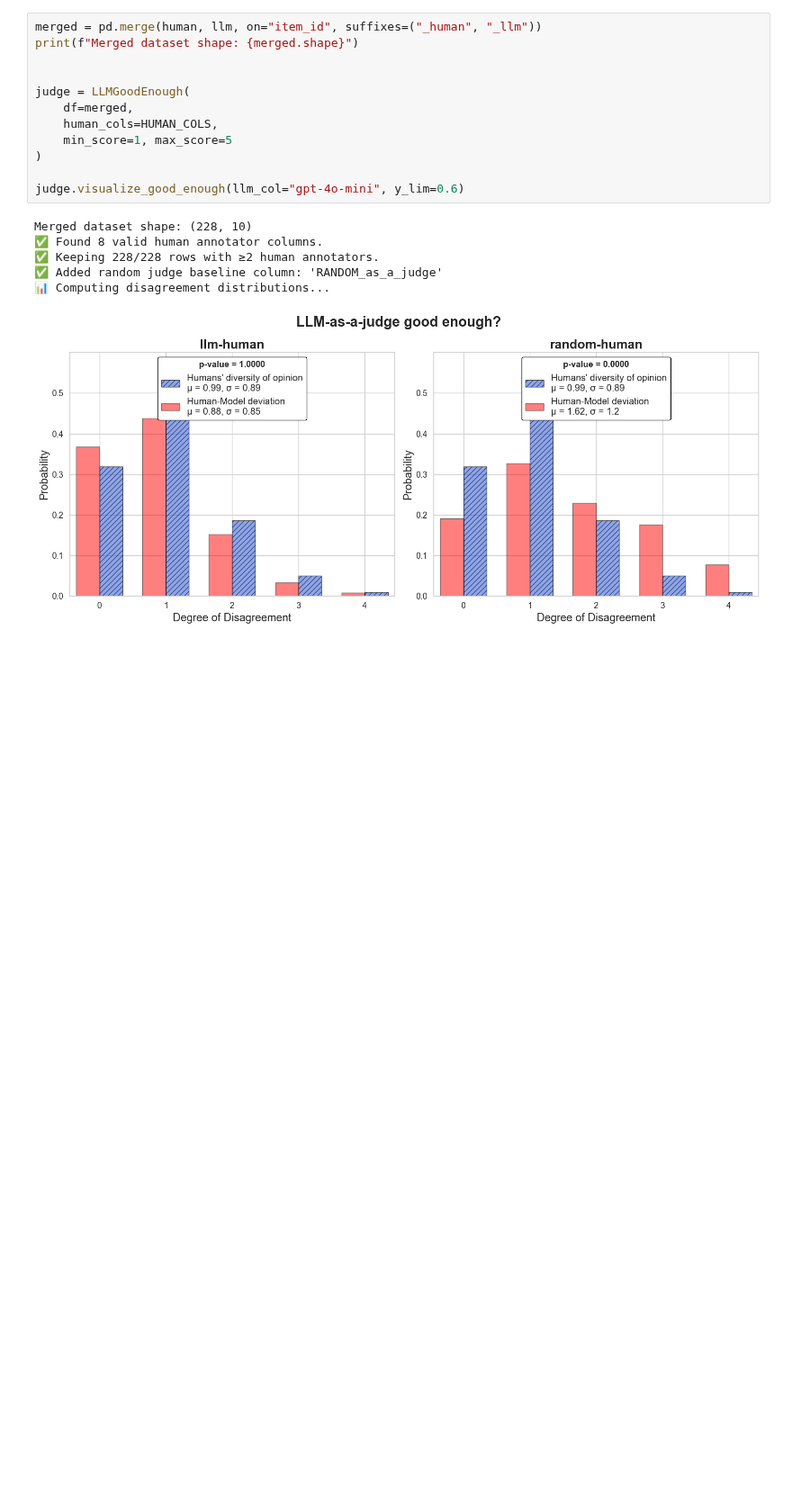
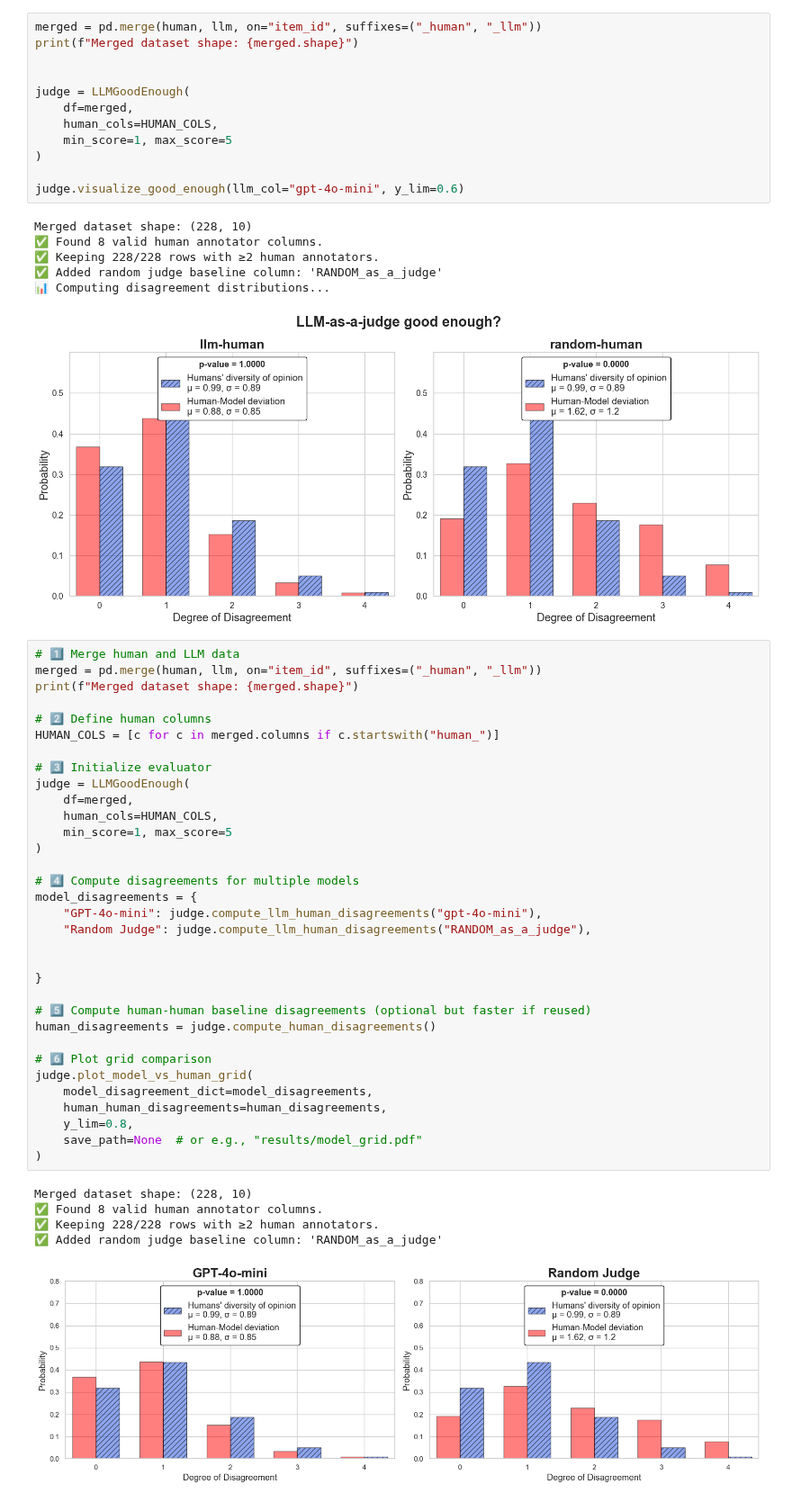
Before and after one commit to Ocean-code-1995/llm-judge-good-enough, a Jupyter notebook: movielens/src/analysis.ipynb, the cells around one changed output. Shown at 90% size. Saved outputs shown, nothing was run; the diff lists cells and outputs as text; blank space fills up the shorter version.

Commit message:
paper plot

```diff
--- a/movielens/src/analysis.ipynb
+++ b/movielens/src/analysis.ipynb
@@ -169,3 +169,42 @@ Merged dataset shape: (228, 10)
 ✅ Added random judge baseline column: 'RANDOM_as_a_judge'
 📊 Computing disagreement distributions...
 [figure]
+# %%
+# 1️⃣ Merge human and LLM data
+merged = pd.merge(human, llm, on="item_id", suffixes=("_human", "_llm"))
+print(f"Merged dataset shape: {merged.shape}")
+
+# 2️⃣ Define human columns
+HUMAN_COLS = [c for c in merged.columns if c.startswith("human_")]
+
+# 3️⃣ Initialize evaluator
+judge = LLMGoodEnough(
+    df=merged,
+    human_cols=HUMAN_COLS,
+    min_score=1, max_score=5
+)
+
+# 4️⃣ Compute disagreements for multiple models
+model_disagreements = {
+    "GPT-4o-mini": judge.compute_llm_human_disagreements("gpt-4o-mini"),
+    "Random Judge": judge.compute_llm_human_disagreements("RANDOM_as_a_judge"),
+
+
+}
+
+# 5️⃣ Compute human-human baseline disagreements (optional but faster if reused)
+human_disagreements = judge.compute_human_disagreements()
+
+# 6️⃣ Plot grid comparison
+judge.plot_model_vs_human_grid(
+    model_disagreement_dict=model_disagreements,
+    human_human_disagreements=human_disagreements,
+    y_lim=0.8,
+    save_path=None  # or e.g., "results/model_grid.pdf"
+)
+# %% [output]
+Merged dataset shape: (228, 10)
+✅ Found 8 valid human annotator columns.
+✅ Keeping 228/228 rows with ≥2 human annotators.
+✅ Added random judge baseline column: 'RANDOM_as_a_judge'
+[figure, added]
```
